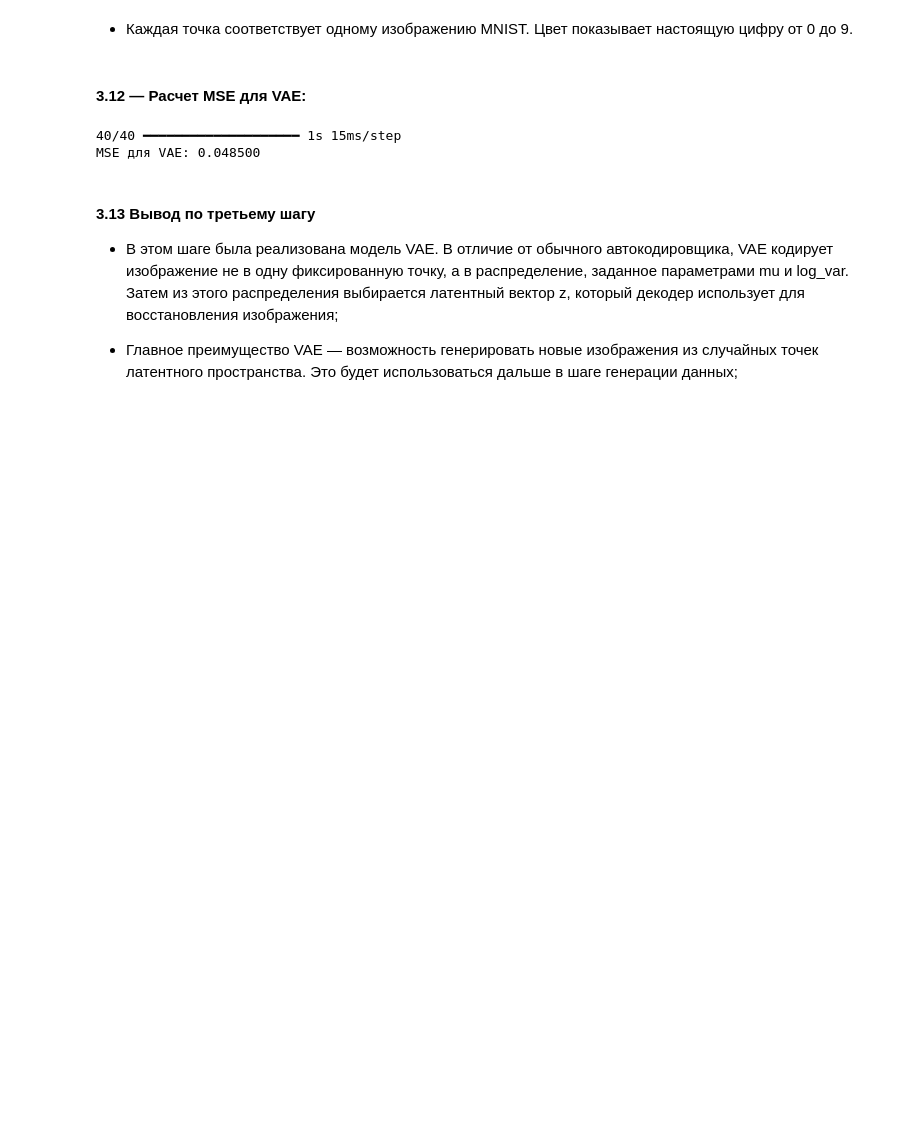
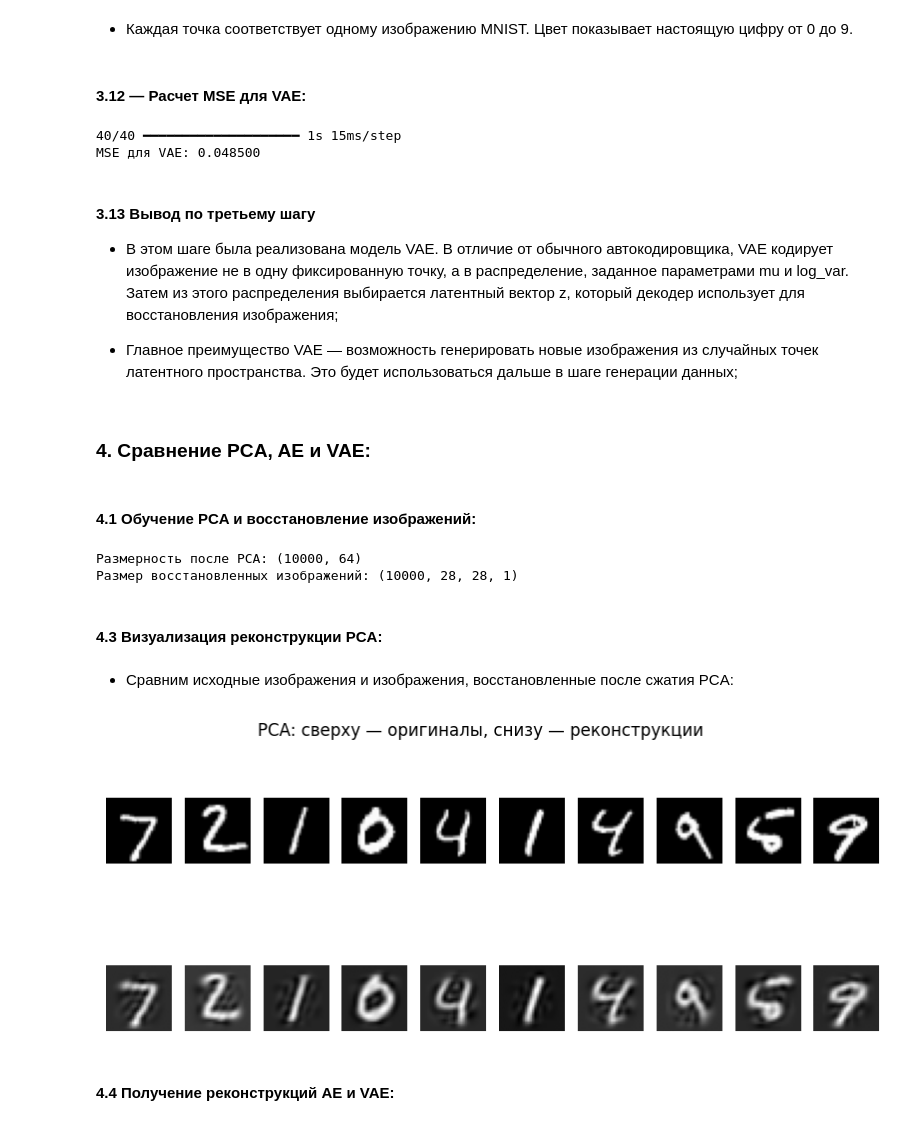
Before and after one commit to tarasovEgor/DeepLearningKurs, a Jupyter notebook: src/lab_4/VAE_lab_4.ipynb, the cells around one changed output. Saved outputs shown, nothing was run; the diff lists cells and outputs as text; code cells hidden in the pictures; blank space fills up the shorter version.

```diff
--- a/src/lab_4/VAE_lab_4.ipynb
+++ b/src/lab_4/VAE_lab_4.ipynb
@@ -765,3 +766,63 @@ MSE для VAE: 0.048500
 - В этом шаге была реализована модель VAE. В отличие от обычного автокодировщика, VAE кодирует изображение не в одну фиксированную точку, а в распределение, заданное параметрами mu и log_var. Затем из этого распределения выбирается латентный вектор z, который декодер использует для восстановления изображения;
 
 - Главное преимущество VAE — возможность генерировать новые изображения из случайных точек латентного пространства. Это будет использоваться дальше в шаге генерации данных;
+# %% [markdown]
+### 4. Сравнение PCA, AE и VAE:
+# %% [markdown]
+#### 4.1 Обучение PCA и восстановление изображений:
+# %%
+# Количество главных компонент, как в методичке
+pca_components = 64
+
+# Создаем PCA
+pca = PCA(n_components=pca_components)
+
+# Обучаем PCA на тренировочных данных
+x_train_pca = pca.fit_transform(x_train_flat)
+
+# Применяем PCA к тестовым данным
+x_test_pca = pca.transform(x_test_flat)
+
+# Восстанавливаем данные обратно из PCA-пространства
+x_test_pca_reconstructed_flat = pca.inverse_transform(x_test_pca)
+
+# Возвращаем форму изображений 28x28x1
+x_test_pca_reconstructed = x_test_pca_reconstructed_flat.reshape(-1, 28, 28, 1)
+
+print("Размерность после PCA:", x_test_pca.shape)
+print("Размер восстановленных изображений:", x_test_pca_reconstructed.shape)
+# %% [output]
+Размерность после PCA: (10000, 64)
+Размер восстановленных изображений: (10000, 28, 28, 1)
+# %% [markdown]
+#### 4.3 Визуализация реконструкции PCA:
+# %% [markdown]
+- Сравним исходные изображения и изображения, восстановленные после сжатия PCA:
+# %%
+def visualize_reconstruction(original, reconstructed, title, num_images=10):
+    plt.figure(figsize=(10, 4))
+
+    for i in range(num_images):
+        # Оригинал
+        plt.subplot(2, num_images, i + 1)
+        plt.imshow(original[i].reshape(28, 28), cmap="gray")
+        plt.axis("off")
+
+        # Восстановление
+        plt.subplot(2, num_images, num_images + i + 1)
+        plt.imshow(reconstructed[i].reshape(28, 28), cmap="gray")
+        plt.axis("off")
+
+    plt.suptitle(title)
+    plt.show()
+
+
+visualize_reconstruction(
+    x_test,
+    x_test_pca_reconstructed,
+    "PCA: сверху — оригиналы, снизу — реконструкции"
+)
+# %% [output]
+[figure, added]
+# %% [markdown]
+#### 4.4 Получение реконструкций AE и VAE:
```
Also changed, not shown: parts of 9 cells of this notebook.
